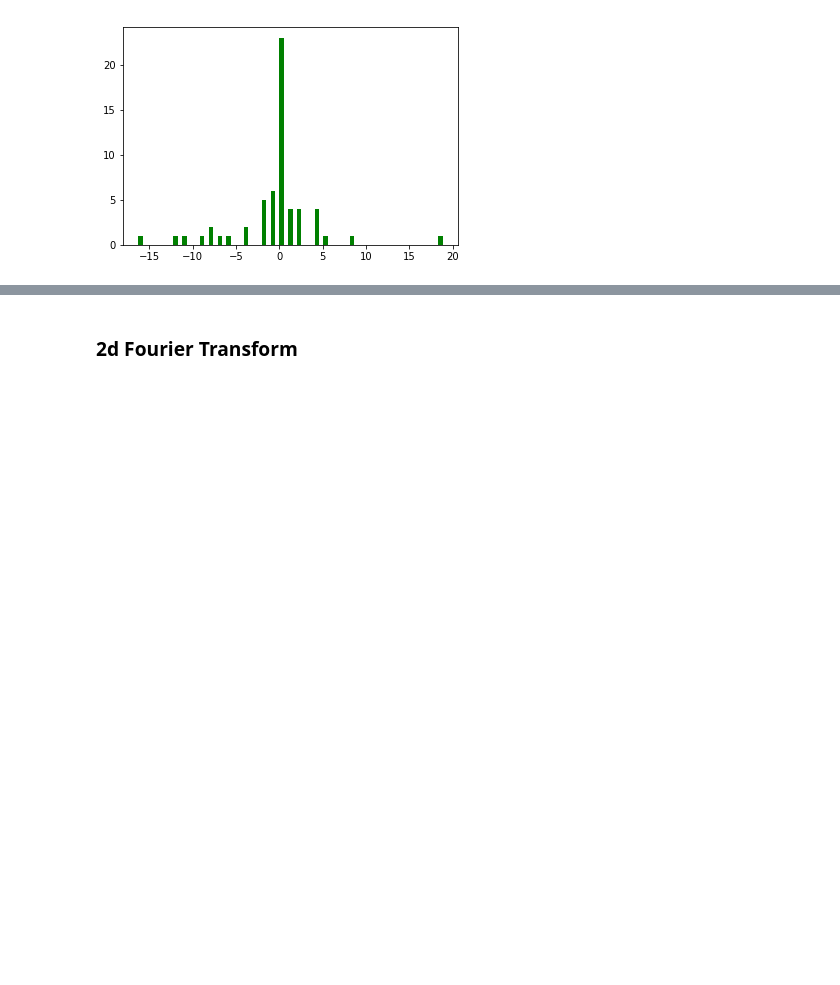
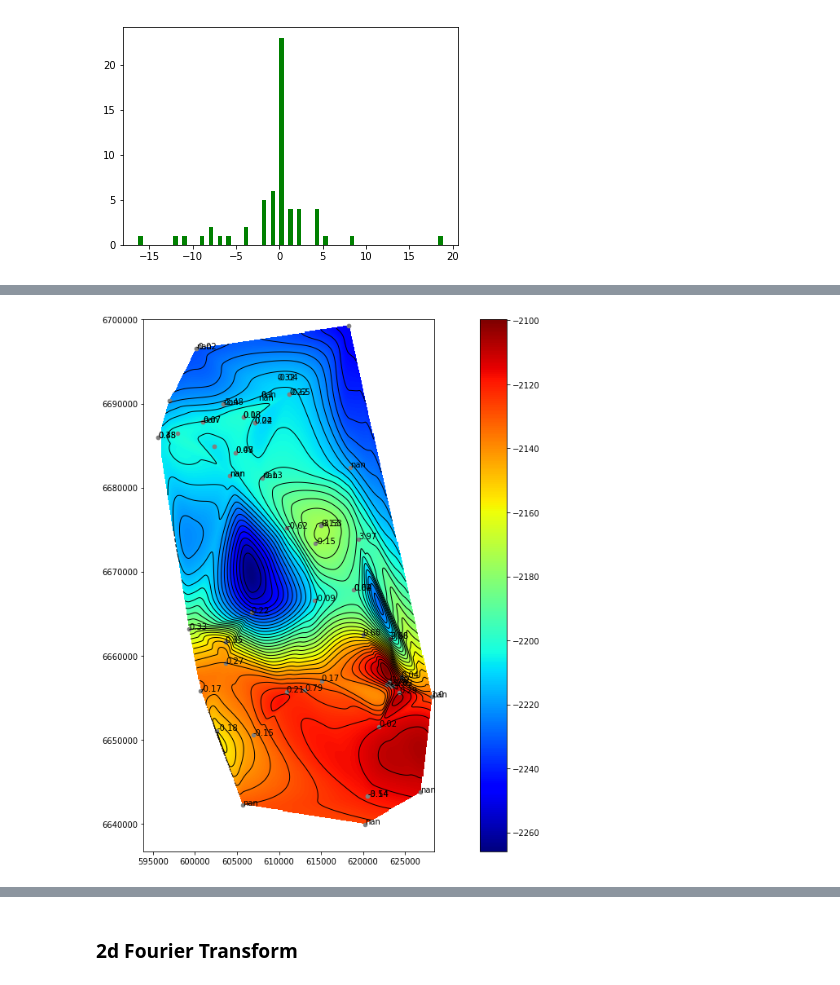
Before and after one commit to efpeel/wonkeycontact, a Jupyter notebook: wonky_tom.ipynb, the cells around one changed output, grey strips where cells are left out. Drawn from its saved outputs; the diff is of its cells as text; code cells hidden in the pictures; blank space fills up the shorter version.

Commit message:
Wonky Tops with updated gridding. 11am Wed
Toms version with residuals histograms and regridding

```diff
--- a/wonky_tom.ipynb
+++ b/wonky_tom.ipynb
@@ -239,0 +257,16 @@ plt.bar(bins, n, width=0.5, color='g')
+# %%
+#Perform interpolation of data in to the specified grid using scipy
+reGridded = griddata(pointsFilt, valuesFilt, (grid_x, grid_y), method='cubic')
+# %%
+#Determine array value limits for contour plotting
+contourInt = 5
+contourMin = round(int(np.nanmin(reGridded)), -1)
+contourMax = round(int(np.nanmax(reGridded)), -1)
+contours = np.arange(contourMin, contourMax, contourInt)
+# %%
+#Re-extract residuals
+newXcor, newYcor = get_top_coords(xFilt, yFilt)
+# %%
+#Extract the value of the grid at the well top locations
+z_reGridded = reGridded[(newXcor, newYcor)]
+newResiduals = zFilt - z_reGridded
@@ -239,0 +297,21 @@ plt.bar(bins, n, width=0.5, color='g')
+# %%
+#Plot image of grid, this time with residual annotations
+plt.figure(figsize=(20,12))
+plt.imshow(reGridded.T, origin='lower', extent=extent, cmap='jet')
+plt.colorbar()
+
+#ContourLevels
+plt.contour(reGridded.T, extent=extent, levels=contours, colors='k', linestyles='-', linewidths=1)
+
+#Plot well tops and residuals
+plt.scatter(xFilt, yFilt, s=20, c='gray')
+
+
+new_res_list = newResiduals.tolist()
+new_res_list_txt = [str(round(i, 2)) for i in new_res_list]
+
+
+for i, txt in enumerate(new_res_list_txt):
+    plt.annotate(txt, (x[i], y[i]) , size=10)
+# %% [output]
+[figure, added]
```
Also changed, not shown: parts of 10 cells of this notebook.
